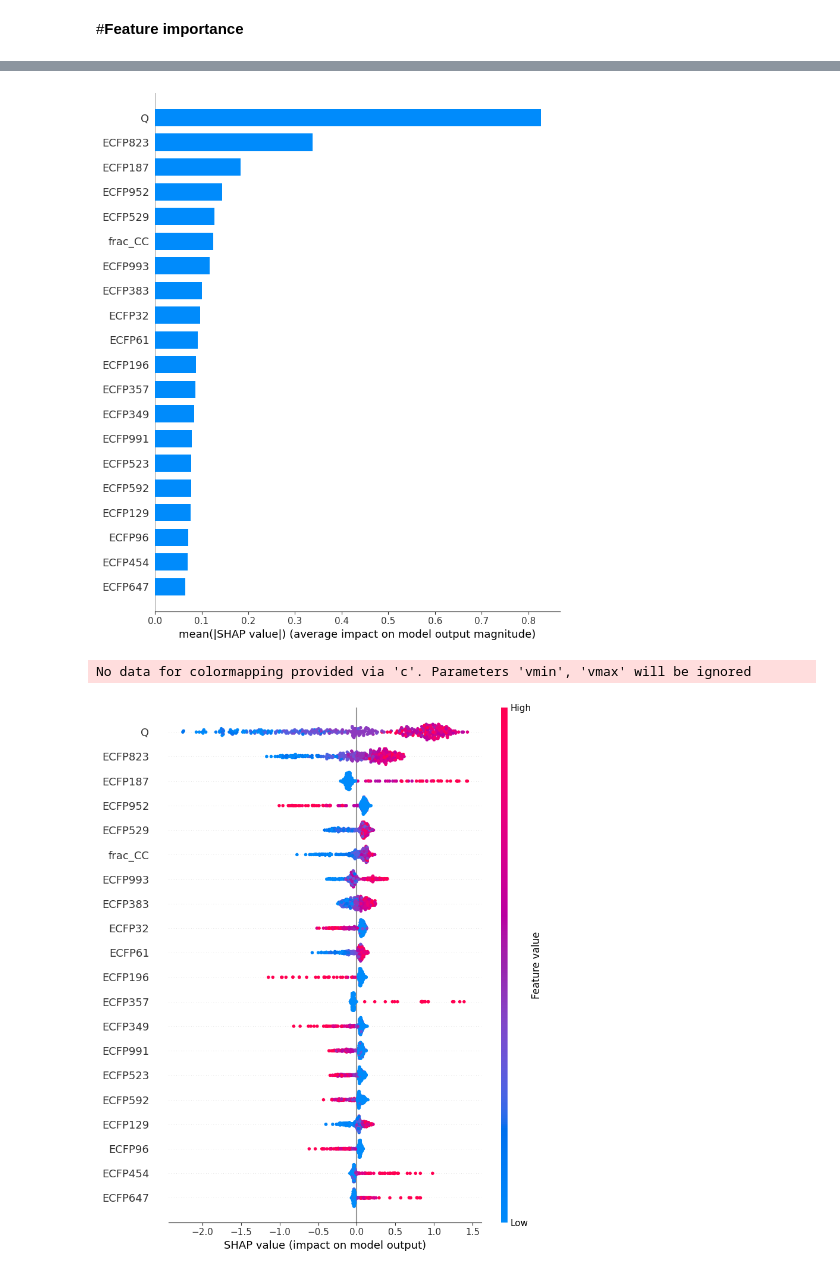
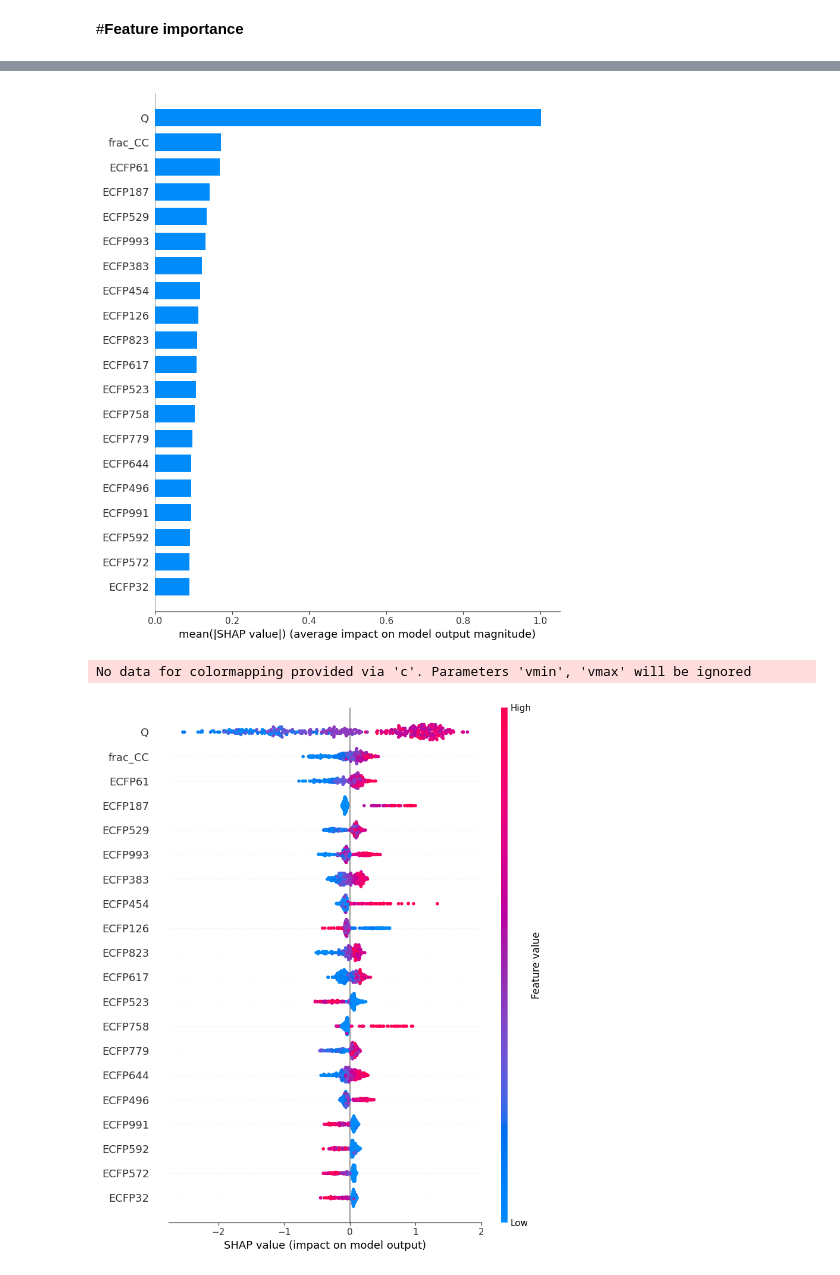
Before and after one commit to mersalas/ecosa, a Jupyter notebook: ecoli_algo.ipynb, the cells around one changed output, grey strips where cells are left out. Saved outputs shown, nothing was run; the diff lists cells and outputs as text; code cells hidden in the pictures.

```diff
--- a/ecoli_algo.ipynb
+++ b/ecoli_algo.ipynb
@@ -502,7 +540,7 @@ plt.show()
 # %%
-# Train SVC sig
-svc_sig = SVC(kernel='sigmoid', coef0=-5, **svc_cv.best_params_,
+# Train SVC
+svc_tuned = SVC(kernel='rbf', **svc_cv.best_params_,
               probability=True, random_state=random_state)
 
-svc_sig.fit(X_train, y_train)
+svc_tuned.fit(X_train, y_train)
 # %% [output]
@@ -560,19 +595,0 @@ AUROC: 0.9180
-# %%
-# Performing Bayesian search to optimize parameters for SVC rbf
-svc = SVC(random_state=random_state, kernel='rbf')
-
-param = {'C': (1e-1,1e2, 'log-uniform'),
-         'gamma': (1e-2,1e1,'log-uniform')}
-
-cv = StratifiedKFold(n_splits=10, shuffle=True, random_state=random_state)
-svc_cv = BayesSearchCV(estimator=svc, search_spaces=param, cv=cv, scoring='roc_auc',
-                       n_jobs=-1, random_state=random_state)
-
-start_time = time.time()
-svc_cv.fit(X_train, y_train)
-end_time = time.time()
-time_taken = timedelta(seconds=end_time - start_time)
-
-print('best parameters: ', svc_cv.best_params_)
-print('best score after search cv:', svc_cv.best_score_)
-print('time taken: {}'.format(time_taken))
@@ -593,6 +595,0 @@ plt.show()
-# %%
-# Train SVC rbf
-svc_rbf = SVC(kernel='rbf', **svc_cv.best_params_,
-              probability=True, random_state=random_state)
-
-svc_rbf.fit(X_train, y_train)
@@ -1670,5 +1619,5 @@ Flabel
 #**Feature importance**
 # %%
 # Find shap values
-explainer = shap.TreeExplainer(lgbm_tuned)
+explainer = shap.TreeExplainer(xgb_tuned)
 shap_values = explainer.shap_values(X_test)
@@ -1677,11 +1624,11 @@ LightGBM binary classifier with TreeExplainer shap values output has changed to
 # %%
 # Bar plot of shap values for class 1
-shap.summary_plot(shap_values[1], X_test, plot_type='bar')
+shap.summary_plot(shap_values, X_test, plot_type='bar')
 # %% [output]
-[figure, old version]
+[figure, new version]
 # %%
 # Beeswarm plot of shap values
-shap.summary_plot(shap_values[1], X_test)
+shap.summary_plot(shap_values, X_test)
 # %% [output]
 No data for colormapping provided via 'c'. Parameters 'vmin', 'vmax' will be ignored
-[figure, old version]
+[figure, new version]
```
Also changed, not shown: parts of 64 cells of this notebook, 5 other files.
